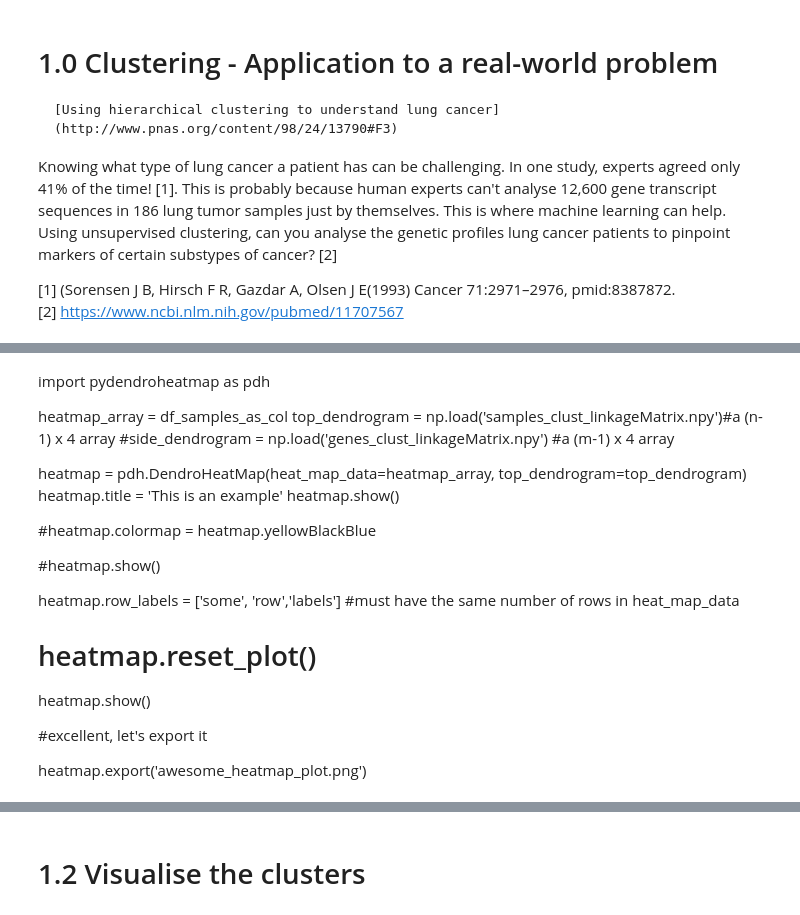
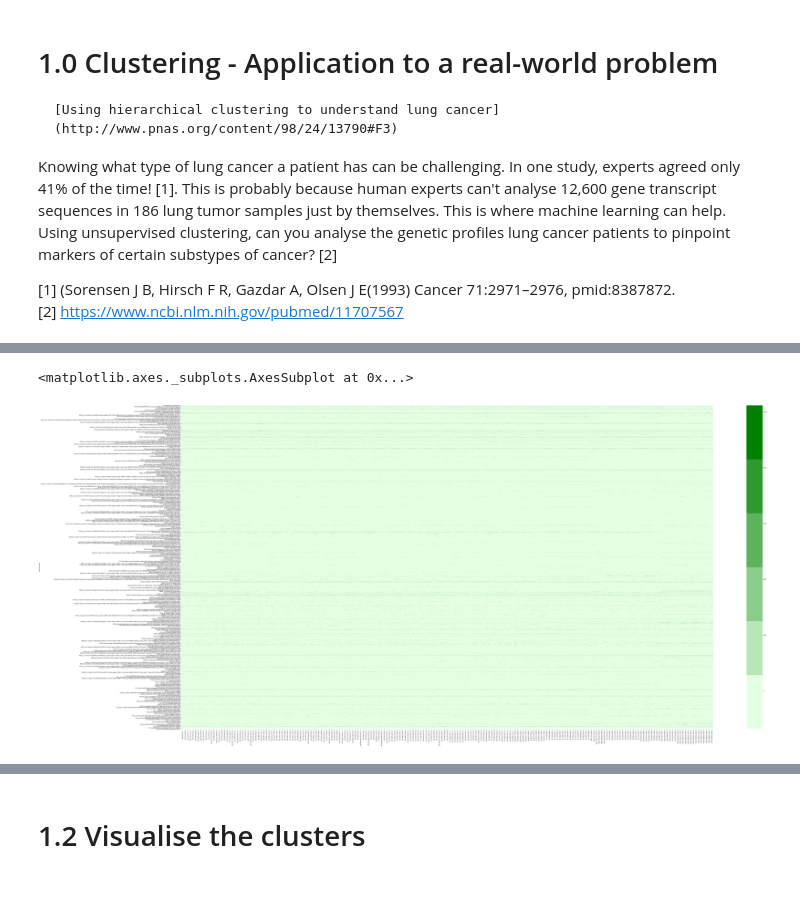
Before and after one commit to jeannefukumaru/aiap_02_unsupervised, a Jupyter notebook: clustering_cancer.ipynb, the cells around one changed output, grey strips where cells are left out. Saved outputs shown, nothing was run; the diff lists cells and outputs as text; code cells hidden in the pictures; blank space fills up the shorter version.

```diff
--- a/clustering_cancer.ipynb
+++ b/clustering_cancer.ipynb
@@ -86,23 +49,7 @@ plt.show()
-# %% [markdown]
-import pydendroheatmap as pdh
-
-heatmap_array = df_samples_as_col
-top_dendrogram = np.load('samples_clust_linkageMatrix.npy')#a (n-1) x 4 array
-#side_dendrogram = np.load('genes_clust_linkageMatrix.npy') #a (m-1) x 4 array
-
-heatmap = pdh.DendroHeatMap(heat_map_data=heatmap_array, top_dendrogram=top_dendrogram)
-heatmap.title = 'This is an example'
-heatmap.show()
-
-#heatmap.colormap = heatmap.yellowBlackBlue
-
-#heatmap.show()
-
-heatmap.row_labels = ['some', 'row','labels'] #must have the same number of rows in heat_map_data
-
-# heatmap.reset_plot()
-heatmap.show()
-
-#excellent, let's export it
-
-heatmap.export('awesome_heatmap_plot.png')
+# %%
+fig, ax = plt.subplots()
+fig.set_size_inches(100,50)
+sns.heatmap(dfA, cmap=sns.light_palette('green'))
+# %% [output]
+<matplotlib.axes._subplots.AxesSubplot at 0x...>
+[figure, added]
```
Also changed, not shown: parts of 22 cells of this notebook, 1 other file.
